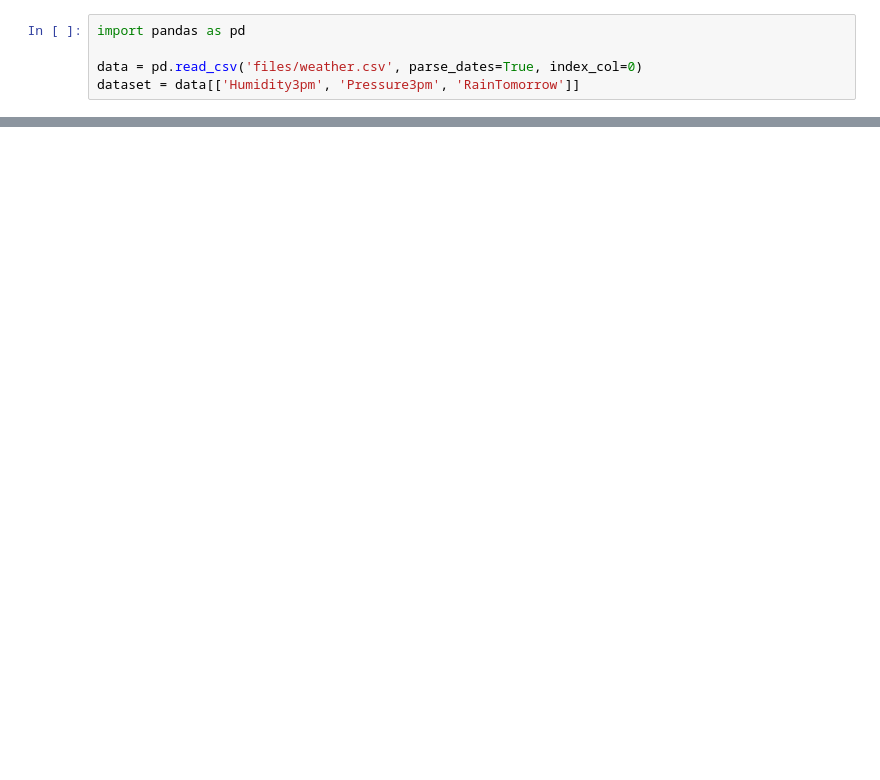
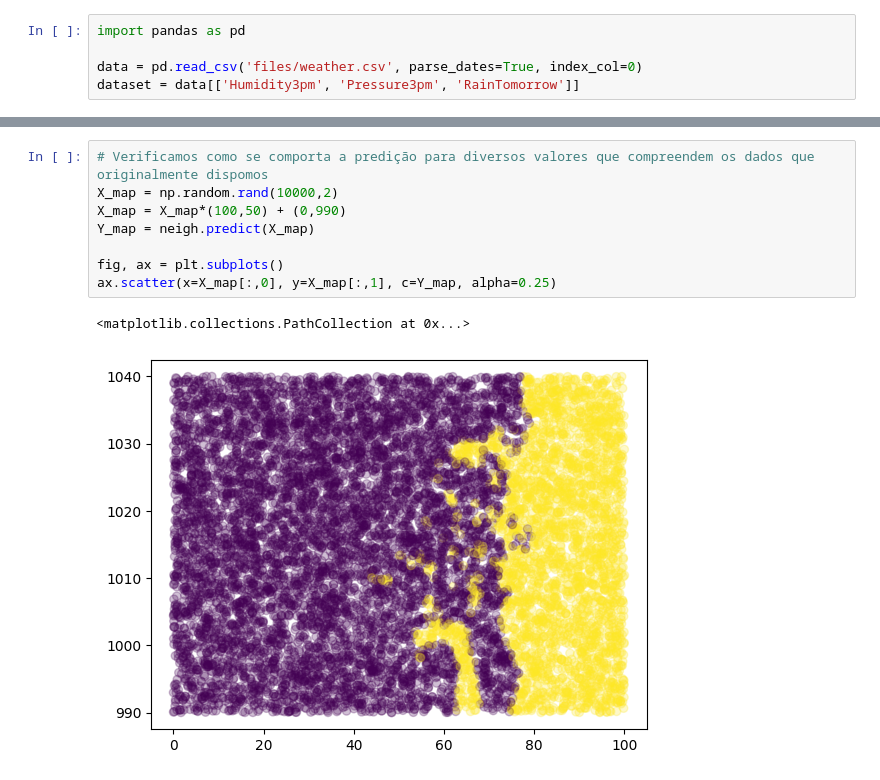
Before and after one commit to skylucacius/Tutoriais-Python, a Jupyter notebook: Rune - ML/Lição 0 - KNN.ipynb, the cells around one changed output, grey strips where cells are left out. Drawn from its saved outputs; the diff is of its cells as text; blank space fills up the shorter version.

```diff
--- a/Rune - ML/Lição 0 - KNN.ipynb
+++ b/Rune - ML/Lição 0 - KNN.ipynb
@@ -29,0 +34,11 @@ array([1, 1, 1, ..., 0, 0, 0])
+# %%
+# Verificamos como se comporta a predição para diversos valores que compreendem os dados que originalmente dispomos
+X_map = np.random.rand(10000,2)
+X_map = X_map*(100,50) + (0,990)
+Y_map = neigh.predict(X_map)
+
+fig, ax = plt.subplots()
+ax.scatter(x=X_map[:,0], y=X_map[:,1], c=Y_map, alpha=0.25)
+# %% [output]
+<matplotlib.collections.PathCollection at 0x...>
+[figure, added]
```
Also changed, not shown: parts of 3 cells of this notebook.
